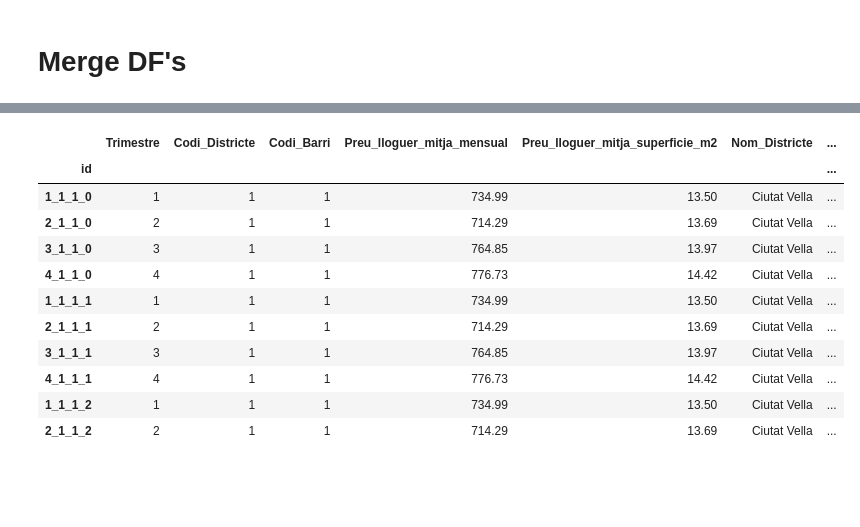
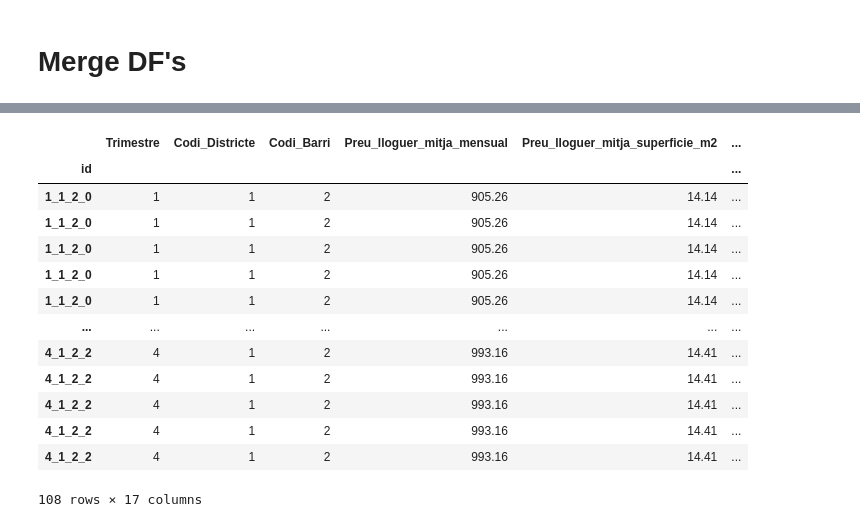
Before and after one commit to Sergiochueco/Hackato_JUMP2DIGITAL, a Jupyter notebook: Proyecto.ipynb, the cells around one changed output, grey strips where cells are left out. Saved outputs shown, nothing was run; the diff lists cells and outputs as text; code cells hidden in the pictures; blank space fills up the shorter version.

Commit message:
finalización proyecto

```diff
--- a/Proyecto.ipynb
+++ b/Proyecto.ipynb
@@ -918,0 +1097,3 @@ df_lloguer_clen_copy[
+# %%
+columns_to_convert = df_lloguer_clen_copy.columns[8:]
+df_lloguer_clen_copy[columns_to_convert] = df_lloguer_clen_copy[columns_to_convert].astype(int)
@@ -921,5 +1125,5 @@ df_final = df_lloguer_clen_copy.copy()
 # %%
-df_final.sort_values(by=['Codi_Districte','Codi_Barri','Rang_soroll'],inplace=True)
+df_final.sort_values(by=['Trimestre','Codi_Districte','Codi_Barri','Nivell_Soroll'],inplace=True)
 df_final.reset_index(drop=True,inplace=True)
 # %%
 df_final.info()
@@ -952,24 +1158,26 @@ Index(['Trimestre', 'Codi_Districte', 'Codi_Barri',
       dtype='object')
 # %%
-#Convertimos  a integers, ya que es números enteros y será más visual para la construcción del id
-df_final[['Trimestre', 'Codi_Districte', 'Codi_Barri']] = df_final[['Trimestre', 'Codi_Districte', 'Codi_Barri']].astype(int)
+#Convertimos  a integers, ya que son números enteros y será más visual para la construcción del id
+df_final[['Trimestre', 'Codi_Districte', 'Codi_Barri','Nivell_Soroll']] = df_final[['Trimestre', 'Codi_Districte', 'Codi_Barri','Nivell_Soroll']].astype(int)
 # %%
-df_final['id'] = df_final['Trimestre'].apply(str) + "_" + df_final['Codi_Districte'].apply(str)  + "_" + df_final['Codi_Barri'].apply(str) + "_" + df_final['Rang_soroll'].apply(str)
+df_final['id'] = df_final['Trimestre'].apply(str) + "_" + df_final['Codi_Districte'].apply(str)  + "_" + df_final['Codi_Barri'].apply(str) + "_" + df_final['Nivell_Soroll'].apply(str)
 df_final.set_index('id',inplace=True)
 
 # id = primer número(trimestre), segundo(Distrito), Tercero(Barrio), Cuarto (Nivel Ruido)
 # %%
-df_final[(df_final['Codi_Districte']==1) & (df_final['Codi_Barri']==1)].head(10)
+df_final[(df_final['Codi_Districte']==1) & (df_final['Codi_Barri']==2)]
 # %% [output]
-|  | Trimestre | Codi_Districte | Codi_Barri | Preu_lloguer_mitja_mensual | Preu_lloguer_mitja_superficie_m2 | Nom_Districte | ... |
-| id |  |  |  |  |  |  | ... |
-| 1_1_1_0 | 1 | 1 | 1 | 734.99 | 13.50 | Ciutat Vella | ... |
-| 2_1_1_0 | 2 | 1 | 1 | 714.29 | 13.69 | Ciutat Vella | ... |
-| 3_1_1_0 | 3 | 1 | 1 | 764.85 | 13.97 | Ciutat Vella | ... |
-| 4_1_1_0 | 4 | 1 | 1 | 776.73 | 14.42 | Ciutat Vella | ... |
-| 1_1_1_1 | 1 | 1 | 1 | 734.99 | 13.50 | Ciutat Vella | ... |
-| 2_1_1_1 | 2 | 1 | 1 | 714.29 | 13.69 | Ciutat Vella | ... |
-| 3_1_1_1 | 3 | 1 | 1 | 764.85 | 13.97 | Ciutat Vella | ... |
-| 4_1_1_1 | 4 | 1 | 1 | 776.73 | 14.42 | Ciutat Vella | ... |
-| 1_1_1_2 | 1 | 1 | 1 | 734.99 | 13.50 | Ciutat Vella | ... |
-| 2_1_1_2 | 2 | 1 | 1 | 714.29 | 13.69 | Ciutat Vella | ... |
+|  | Trimestre | Codi_Districte | Codi_Barri | Preu_lloguer_mitja_mensual | Preu_lloguer_mitja_superficie_m2 | ... |
+| id |  |  |  |  |  | ... |
+| 1_1_2_0 | 1 | 1 | 2 | 905.26 | 14.14 | ... |
+| 1_1_2_0 | 1 | 1 | 2 | 905.26 | 14.14 | ... |
+| 1_1_2_0 | 1 | 1 | 2 | 905.26 | 14.14 | ... |
+| 1_1_2_0 | 1 | 1 | 2 | 905.26 | 14.14 | ... |
+| 1_1_2_0 | 1 | 1 | 2 | 905.26 | 14.14 | ... |
+| ... | ... | ... | ... | ... | ... | ... |
+| 4_1_2_2 | 4 | 1 | 2 | 993.16 | 14.41 | ... |
+| 4_1_2_2 | 4 | 1 | 2 | 993.16 | 14.41 | ... |
+| 4_1_2_2 | 4 | 1 | 2 | 993.16 | 14.41 | ... |
+| 4_1_2_2 | 4 | 1 | 2 | 993.16 | 14.41 | ... |
+| 4_1_2_2 | 4 | 1 | 2 | 993.16 | 14.41 | ... |
+108 rows × 17 columns
```
Also changed, not shown: parts of 94 cells of this notebook, 4 other files.
